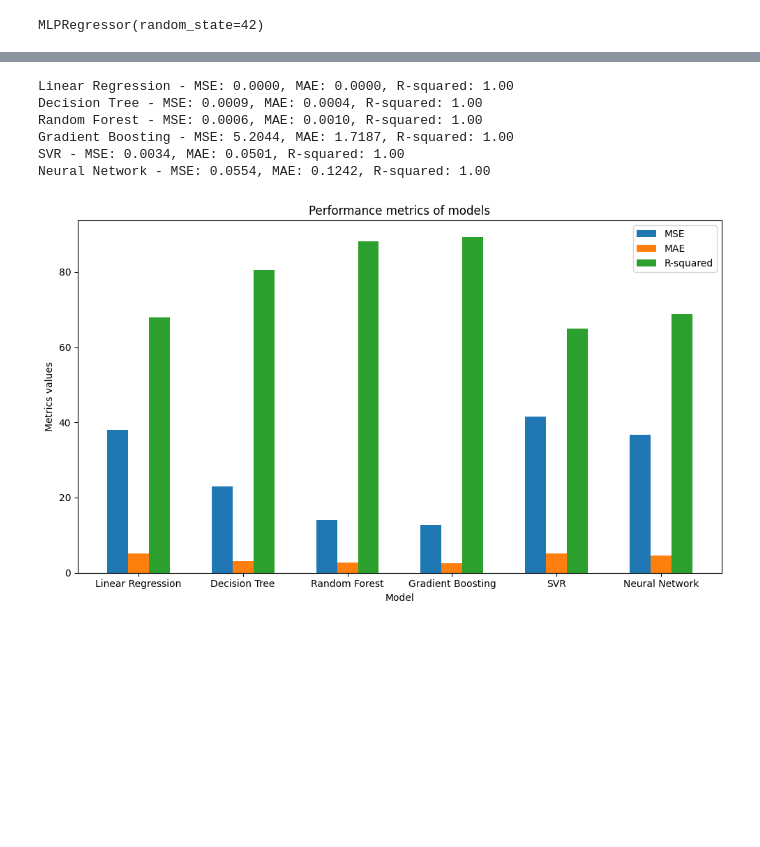
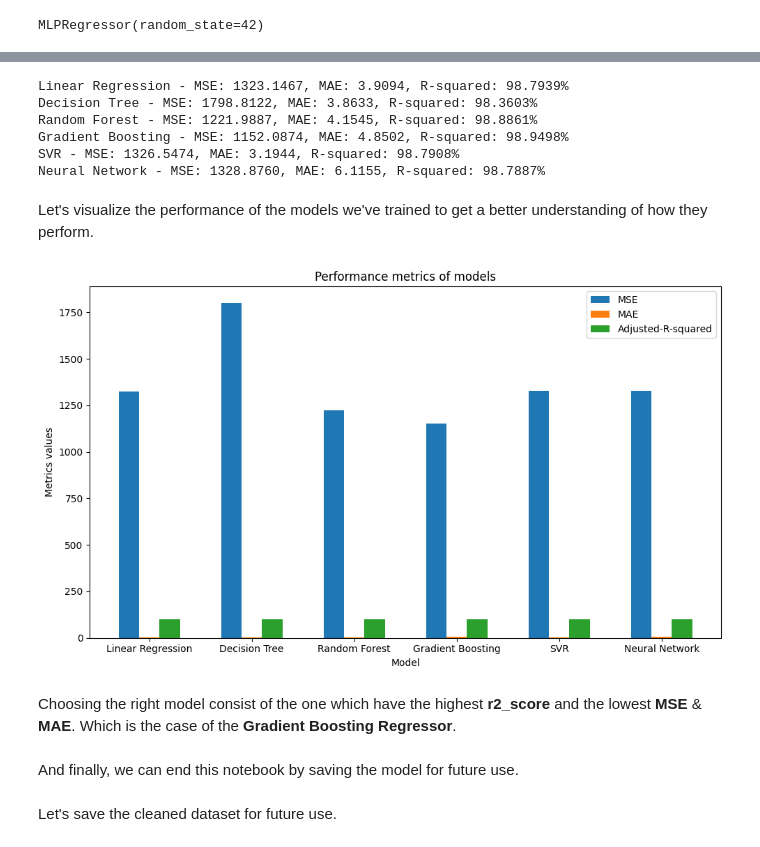
Before and after one commit to OussamaElhamdani/Python-school-project, a Jupyter notebook: main.ipynb, the cells around one changed output, grey strips where cells are left out. Cells and saved outputs as stored; diff of their text form; code cells hidden in the pictures; blank space fills up the shorter version.

```diff
--- a/main.ipynb
+++ b/main.ipynb
@@ -27,7 +27,7 @@ from scipy.stats import probplot
 # %% [markdown]
 ### Data understanding
 # %%
-df = pd.read_csv('Airbnb_dataset.csv')
+df = pd.read_csv('/kaggle/input/airbnbopendata/Airbnb_Open_Data.csv')
 # %% [markdown]
 Exploring our dataset is essential to gain primary insights. To do so, we'll use some pandas functions to highlight key properties within the dataset.
 # %%
@@ -432,9 +448,9 @@ from sklearn.svm import SVR
 from sklearn.neural_network import MLPRegressor
 # %%
 data = np.array(df[['host_identity_verified', 'lat', 'long', 'instant_bookable',
-       'cancellation_policy', 'room type', 'Construction year', 'price',
+       'cancellation_policy', 'room type', 'Construction year',
        'service fee', 'number of reviews', 'review rate number',
-       'calculated host listings count']])
+       'calculated host listings count']]) # there is no 'Price' column
 target = np.array(df["price"])
 X_train, X_test, y_train, y_test = train_test_split(data, target, test_size=0.2, random_state=42)
 # Scaling data
@@ -467,9 +486,13 @@ neural_network_predictions = neural_network_model.predict(X_test_scaled)
 # %%
+n = len(y_test)
+k = X_test_scaled.shape[1]
 def evaluate_model(model_name, y_test, predictions):
     mse = mean_squared_error(y_test, predictions)
     mae = mean_absolute_error(y_test, predictions)
-    r2 = r2_score(y_test, predictions)
-    print(f"{model_name} - MSE: {mse:.4f}, MAE: {mae:.4f}, R-squared: {r2:.2f}")
+    r2 = r2_score(y_test, predictions) *100
+    adjusted_r2 = 1 - (1 - r2) * (n - 1) / (n - k - 1)
+    print(f"{model_name} - MSE: {mse:.4f}, MAE: {mae:.4f}, R-squared: {r2:.4f}%")
+    return mse, mae, adjusted_r2
 # %%
 models = [('Linear Regression', linear_reg_predictions),
                   ('Decision Tree', decision_tree_predictions),
@@ -478,34 +501,43 @@ models = [('Linear Regression', linear_reg_predictions),
                   ('SVR', svr_predictions),
                   ('Neural Network', neural_network_predictions)]
 # %%
+mse_values = []
+mae_values = []
+adjusted_r2_values = []
 for model_name, predictions in models:
-    evaluate_model(model_name, y_test, predictions)
+    mse, mae, adjusted_r2 = evaluate_model(model_name, y_test, predictions)
+    mse_values.append(mse)
+    mae_values.append(mae)
+    adjusted_r2_values.append(adjusted_r2)
 # %% [output]
-Linear Regression - MSE: 0.0000, MAE: 0.0000, R-squared: 1.00
-Decision Tree - MSE: 0.0009, MAE: 0.0004, R-squared: 1.00
-Random Forest - MSE: 0.0006, MAE: 0.0010, R-squared: 1.00
-Gradient Boosting - MSE: 5.2044, MAE: 1.7187, R-squared: 1.00
-SVR - MSE: 0.0034, MAE: 0.0501, R-squared: 1.00
-Neural Network - MSE: 0.0554, MAE: 0.1242, R-squared: 1.00
+Linear Regression - MSE: 1323.1467, MAE: 3.9094, R-squared: 98.7939%
+Decision Tree - MSE: 1798.8122, MAE: 3.8633, R-squared: 98.3603%
+Random Forest - MSE: 1221.9887, MAE: 4.1545, R-squared: 98.8861%
+Gradient Boosting - MSE: 1152.0874, MAE: 4.8502, R-squared: 98.9498%
+SVR - MSE: 1326.5474, MAE: 3.1944, R-squared: 98.7908%
+Neural Network - MSE: 1328.8760, MAE: 6.1155, R-squared: 98.7887%
+# %% [markdown]
+Let's visualize the performance of the models we've trained to get a better understanding of how they perform.
 # %%
 models = ['Linear Regression', 'Decision Tree', 'Random Forest', 'Gradient Boosting', 'SVR', 'Neural Network']
-mse_values = [37.93384840675039, 22.9187, 14.020306141275364, 12.789590916266876, 41.453991974642086, 36.73563600592251]
-mae_values = [5.115028105861353, 3.1646835443037977, 2.7438976491862563, 2.6359562050690224, 5.129598143642109, 4.638279607136452]
-r_squared_values = [67.89511987397542, 80.60301954458747, 88.13407373885872, 89.17567553851002, 64.91588649744702, 68.90921327893693]
 
 fig, ax = plt.subplots(figsize=(10, 6))
 bar_width = 0.2
 index = np.arange(len(models))
 
 plt.bar(index, mse_values, width=bar_width, label='MSE')
 plt.bar(index + bar_width, mae_values, width=bar_width, label='MAE')
-plt.bar(index + 2 * bar_width, r_squared_values, width=bar_width, label='R-squared')
+plt.bar(index + 2 * bar_width, adjusted_r2_values, width=bar_width, label='Adjusted-R-squared')
 plt.xlabel('Model')
 plt.ylabel('Metrics values')
 plt.title('Performance metrics of models')
 plt.xticks(index + bar_width, models)
 plt.legend()
 plt.tight_layout()
 plt.show()
 # %% [output]
-[figure, old version]
+[figure, new version]
+# %% [markdown]
+Choosing the right model consist of the one which have the highest **r2_score** and the lowest **MSE** & **MAE**. Which is the case of the **Gradient Boosting Regressor**.
+# %% [markdown]
+And finally, we can end this notebook by saving the model for future use.
@@ -511,0 +549,2 @@ plt.show()
+# %% [markdown]
+Let's save the cleaned dataset for future use.
```
Also changed, not shown: parts of 14 cells of this notebook.
